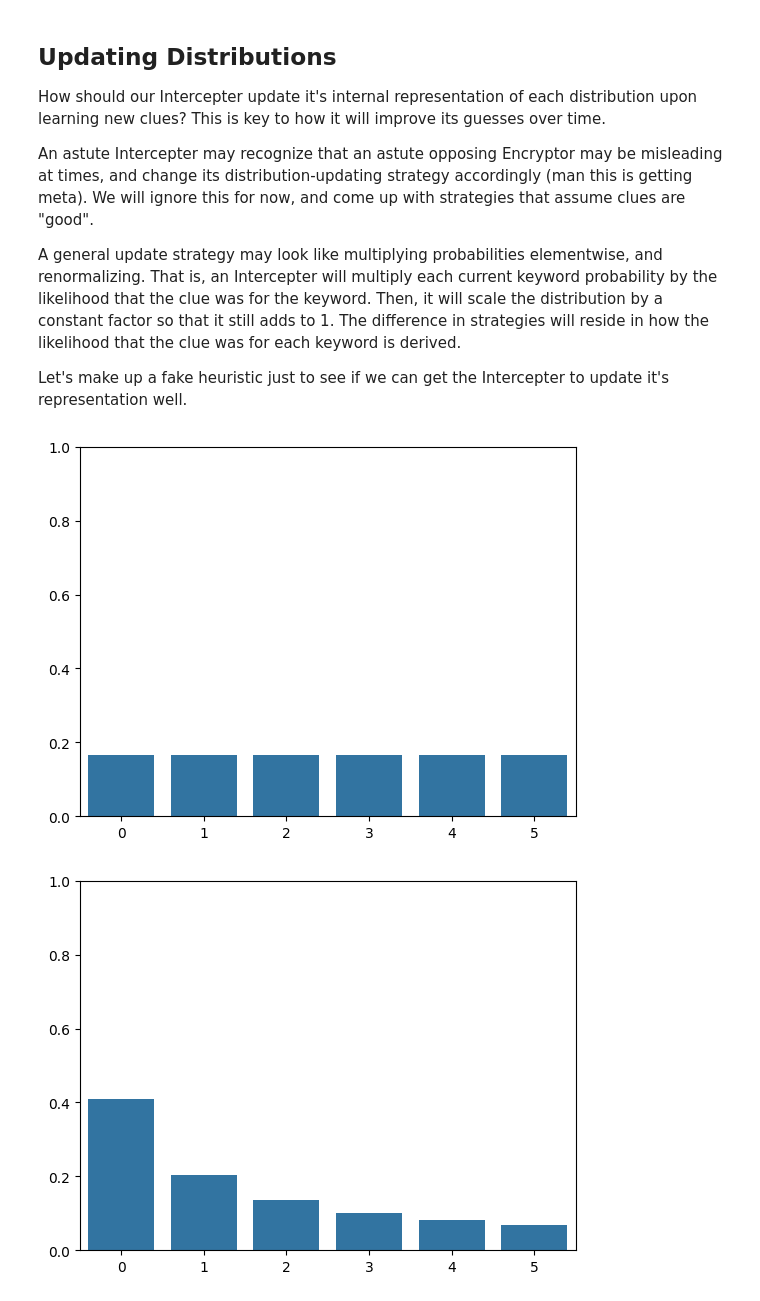
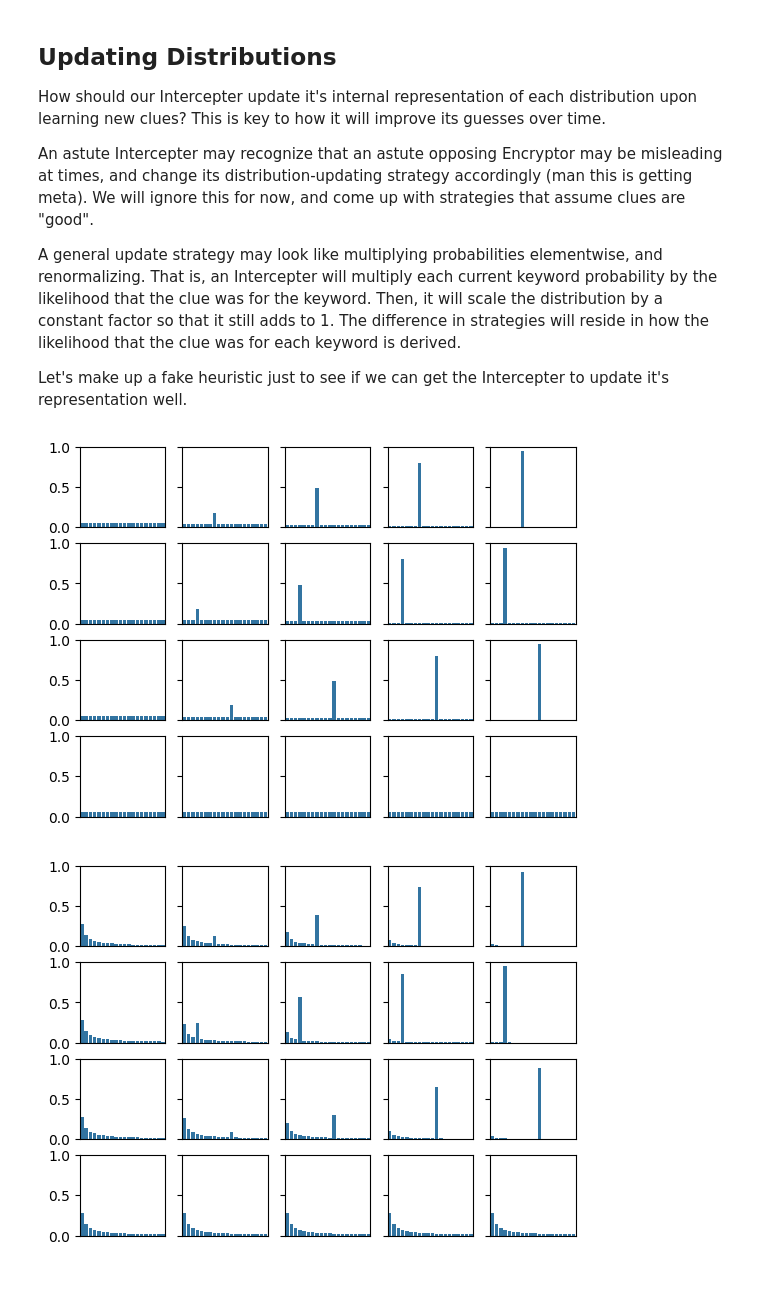
Before and after one commit to TheJDen/decrypto-ai-research, a Jupyter notebook: notebooks/proof-of-concept/unsupervised_intercepter_poc.ipynb, the cells around one changed output. Saved outputs shown, nothing was run; the diff lists cells and outputs as text; code cells hidden in the pictures.

Commit message:
intercepter poc

```diff
--- a/notebooks/proof-of-concept/unsupervised_intercepter_poc.ipynb
+++ b/notebooks/proof-of-concept/unsupervised_intercepter_poc.ipynb
@@ -69,18 +74,50 @@ An astute Intercepter may recognize that an astute opposing Encryptor may be mis
 A general update strategy may look like multiplying probabilities elementwise, and renormalizing. That is, an Intercepter will multiply each current keyword probability by the likelihood that the clue was for the keyword. Then, it will scale the distribution by a constant factor so that it still adds to 1. The difference in strategies will reside in how the likelihood that the clue was for each keyword is derived.
 
 Let's make up a fake heuristic just to see if we can get the Intercepter to update it's representation well.
-# %%
-import seaborn as sns
-import matplotlib.pyplot as plt
-
-def plot_random_var(random_var: npg.NumpyRandomVariable):
-    _, ax = plt.subplots()
-    data = dict(zip(random_var.keyword_indices, np.exp(random_var.log_probabilities)))
-    sns.barplot(data, ax=ax).set(ylim=(0, 1))
-
-
-plot_random_var(eq)
-plot_random_var(zipf)
-# %% [output]
-[figure, removed]
-[figure, removed]
+# %%
+from functools import partial
+# convenience initializer
+
+def intercepter_random_variables(word_index, initial_distribution_func=equal_initial_distribution, num_vars=4):
+    return [initial_distribution_func(word_index) for _ in range(num_vars)]
+
+
+# optimistic update strat
+
+def updated_random_vars(clue_and_keyword_to_log_probability_func, random_vars: list[npg.NumpyRandomVariable], clue_indices: np.ndarray, correct_code: np.ndarray, probability_reshape=lambda x: x):
+    var_log_probabilities = np.array([random_var.log_probabilities for random_var in random_vars])
+    var_keyword_indices = np.array([random_var.keyword_indices for random_var in random_vars])
+    keyword_to_log_prob = partial(clue_and_keyword_to_log_probability_func, clue_indices)
+    log_association_probabilities = keyword_to_log_prob(var_keyword_indices[correct_code])
+    reshaped_log_association_probabilities = probability_reshape(log_association_probabilities)
+    var_log_probabilities[correct_code] += reshaped_log_association_probabilities
+    return [npg.NumpyRandomVariable(normalized(log_probabilities), keyword_indices) for log_probabilities, keyword_indices in zip(var_log_probabilities, var_keyword_indices)]
+# %%
+def naive_clue_and_keyword_log_prob(clue_index, keyword_index):
+    return np.where(keyword_index == np.expand_dims(clue_index, axis=-1), np.log(0.9), np.log(0.05))
+
+hidden_kw_card = (ALL_WORDS[7], ALL_WORDS[3], ALL_WORDS[11], ALL_WORDS[1])
+hidden_code = (2, 1, 0)
+
+naive_clue = tuple(hidden_kw_card[i] for i in hidden_code)
+# %%
+
+
+def plot_random_vars(random_vars, axs, round=0):
+    for vi, random_var in enumerate(random_vars):
+        axs[vi, round].get_xaxis().set_visible(False)
+        plot_random_var(random_var, axs[vi, round])
+
+num_vars, num_rounds = 4, 5
+
+for initial_distribution in [equal_initial_distribution, zipf_initial_distribution]:
+    random_vars = intercepter_random_variables(ALL_WORD_INDEX, initial_distribution)
+    _, axs = plt.subplots(num_vars, num_rounds, sharey=True)
+    plot_random_vars(random_vars, axs)
+    for round in range(1, num_rounds):
+        clue_indices = npg.np_clues(naive_clue, ALL_WORD_INDEX)
+        random_vars = updated_random_vars(naive_clue_and_keyword_log_prob, random_vars, clue_indices, np.array(hidden_code), probability_reshape=lambda x: 0.5 * x)
+        plot_random_vars(random_vars, axs, round)
+# %% [output]
+[figure, added]
+[figure, added]
```
Also changed, not shown: parts of 3 cells of this notebook, 2 other files.
